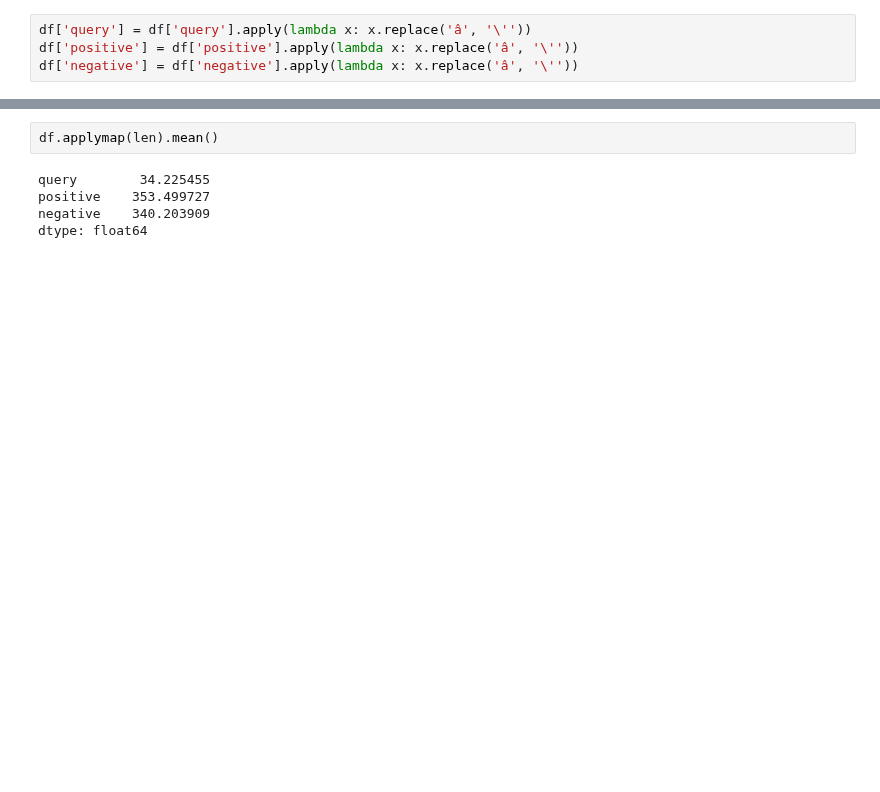
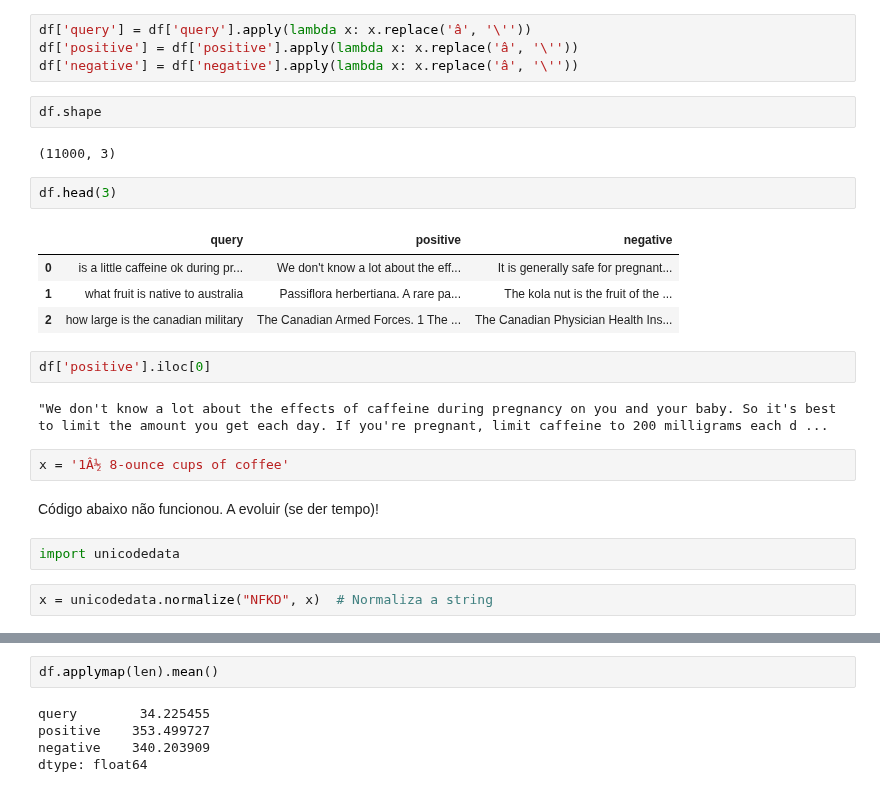
Before and after one commit to marcusborela/deep_learning_em_buscas_unicamp, a Jupyter notebook: code/aula_2_classificacao_de_texto_e_reranqueador.ipynb, the cells around one changed output, grey strips where cells are left out. Saved outputs shown, nothing was run; the diff lists cells and outputs as text; blank space fills up the shorter version.

```diff
--- a/code/aula_2_classificacao_de_texto_e_reranqueador.ipynb
+++ b/code/aula_2_classificacao_de_texto_e_reranqueador.ipynb
@@ -1185,0 +1198,23 @@
+# %%
+df.shape
+# %% [output]
+(11000, 3)
+# %%
+df.head(3)
+# %% [output]
+|  | query | positive | negative |
+| 0 | is a little caffeine ok during pr... | We don't know a lot about the eff... | It is generally safe for pregnant... |
+| 1 | what fruit is native to australia | Passiflora herbertiana. A rare pa... | The kola nut is the fruit of the ... |
+| 2 | how large is the canadian military | The Canadian Armed Forces. 1 The ... | The Canadian Physician Health Ins... |
+# %%
+df['positive'].iloc[0]
+# %% [output]
+"We don't know a lot about the effects of caffeine during pregnancy on you and your baby. So it's best to limit the amount you get each day. If you're pregnant, limit caffeine to 200 milligrams each d ...
+# %%
+x = '1Â½ 8-ounce cups of coffee'
+# %% [markdown]
+Código abaixo não funcionou. A evoluir (se der tempo)!
+# %%
+import unicodedata
+# %%
+x = unicodedata.normalize("NFKD", x)  # Normaliza a string
```
Also changed, not shown: parts of 96 cells of this notebook.
